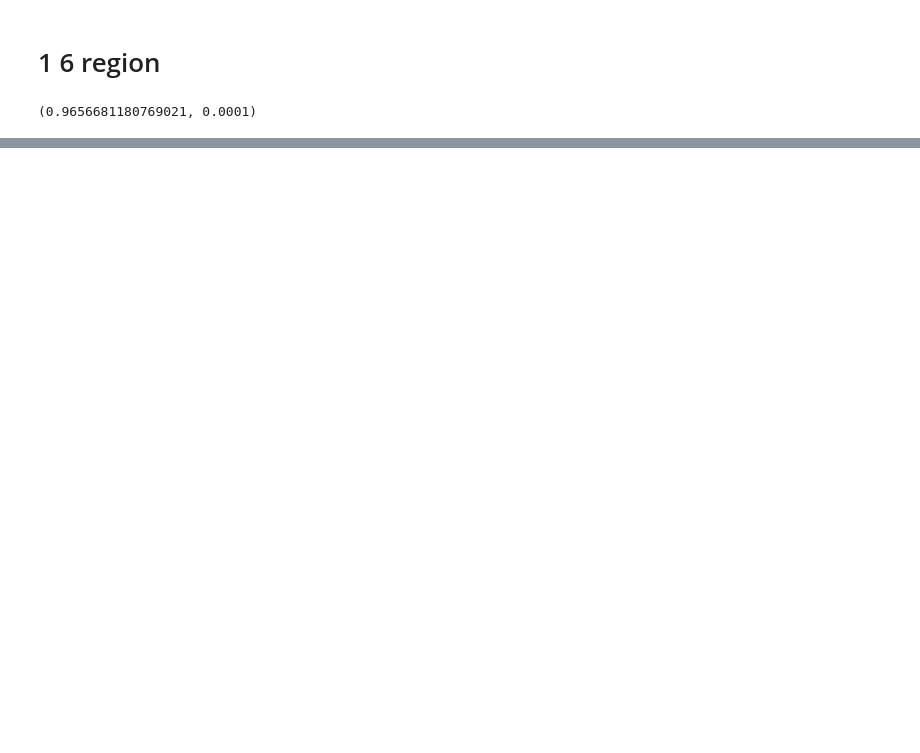
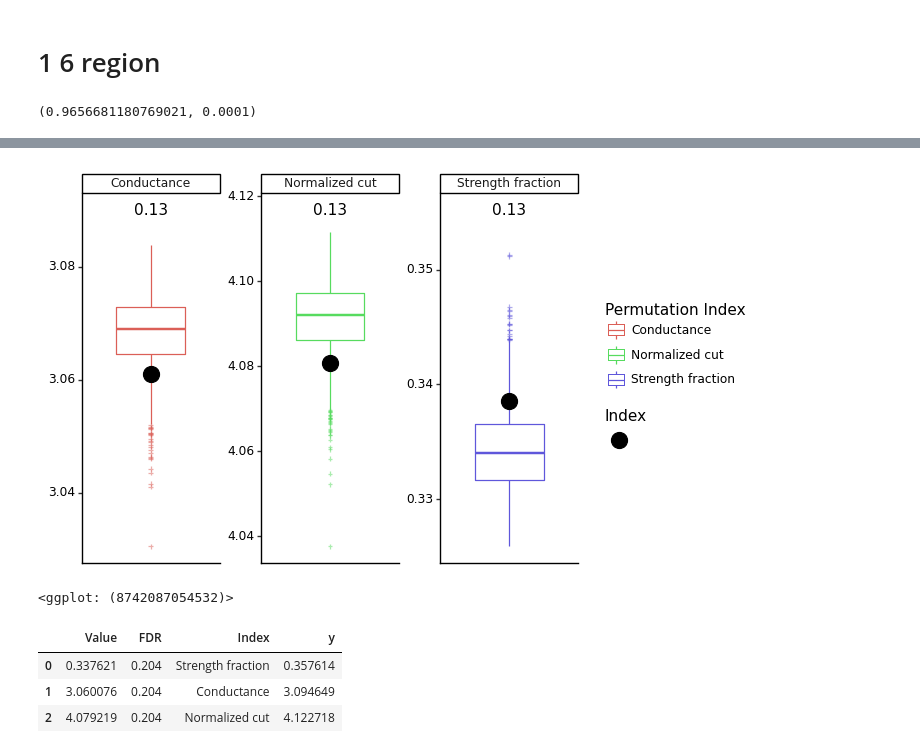
Before and after one commit to duzc-Repos/macaqueIPLProteomics, a Jupyter notebook: src/2.validate_anatomical_segmentation.ipynb, the cells around one changed output, grey strips where cells are left out. Cells and saved outputs as stored; diff of their text form; code cells hidden in the pictures; blank space fills up the shorter version.

```diff
--- a/src/2.validate_anatomical_segmentation.ipynb
+++ b/src/2.validate_anatomical_segmentation.ipynb
@@ -171,0 +123,7 @@ sp_plot
+# %%
+expr = pd.read_csv("../res/0.preprocessing/sample_expr.tsv", sep="\t", index_col=0)
+info = pd.read_csv("../res/0.preprocessing/sample_info.tsv", sep="\t", index_col=0)
+
+select_idx = info["Region"].isin(["PF", "PFG", "PG", "Opt"])
+expr = expr.loc[:, select_idx]
+info = info.loc[select_idx, :]
@@ -171,0 +172,33 @@ sp_plot
+# %%
+pr_plot = ( p9.ggplot(p9.aes(x="Index", y="Value", color="Index", group="Index"), pr_dat_boxplot)
+  + p9.geom_boxplot(width=0.5, outlier_shape='+', outlier_alpha=0.5)
+  + p9.geom_point(p9.aes(x="Index", y="Value", size=5), data=pr_dat_scatter, color="black", )
+  + p9.geom_text(p9.aes(x="Index", y="y", label="FDR"), pr_dat_scatter, color="black")
+  + p9.facet_wrap("~Index", nrow=1, ncol=3, scales="free")
+  + p9.scale_color_discrete(name="Permutation Index")
+  + p9.scale_size_continuous(name="Index", breaks=[5], labels=[" "])
+  + p9.theme_classic()
+  + p9.theme(subplots_adjust={'wspace': 0.30},
+             axis_title=p9.element_blank(),
+             axis_text_x=p9.element_blank(),
+             axis_ticks_major_x=p9.element_blank(),
+             axis_text=p9.element_text(color="black")
+
+            )
+)
+p9.ggsave(pr_plot, "../res/2.pr_4region.pdf", units="in", width=6, height=4, verbose=False )
+pr_plot
+# %% [output]
+[figure, added]
+<ggplot: (8742087054532)>
+# %%
+sp_dat_boxplot = pd.DataFrame(sp_res[1], columns=["Strength fraction", "Conductance", "Normalized cut"]).melt(var_name="Index", value_name="Value")
+sp_dat_scatter = pd.DataFrame([sp_res[0], sp_res[-1]], index=["Value", "FDR"]).T
+sp_dat_scatter["Index"] = ["Strength fraction", "Conductance", "Normalized cut"]
+sp_dat_scatter["y"] = sp_dat_boxplot.groupby(sp_dat_boxplot["Index"]).quantile(0.99).loc[sp_dat_scatter["Index"]].values + 0.01
+sp_dat_scatter
+# %% [output]
+|  | Value | FDR | Index | y |
+| 0 | 0.337621 | 0.204 | Strength fraction | 0.357614 |
+| 1 | 3.060076 | 0.204 | Conductance | 3.094649 |
+| 2 | 4.079219 | 0.204 | Normalized cut | 4.122718 |
```
Also changed, not shown: parts of 13 cells of this notebook, 1 other file.
